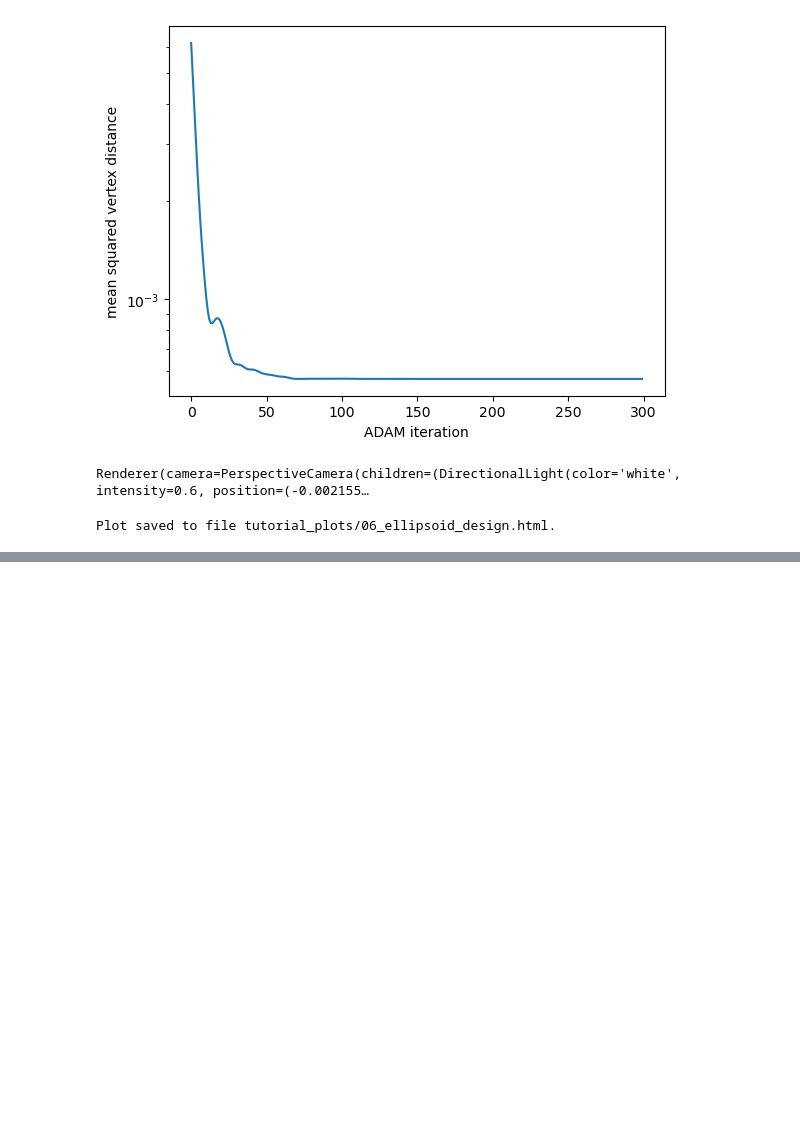
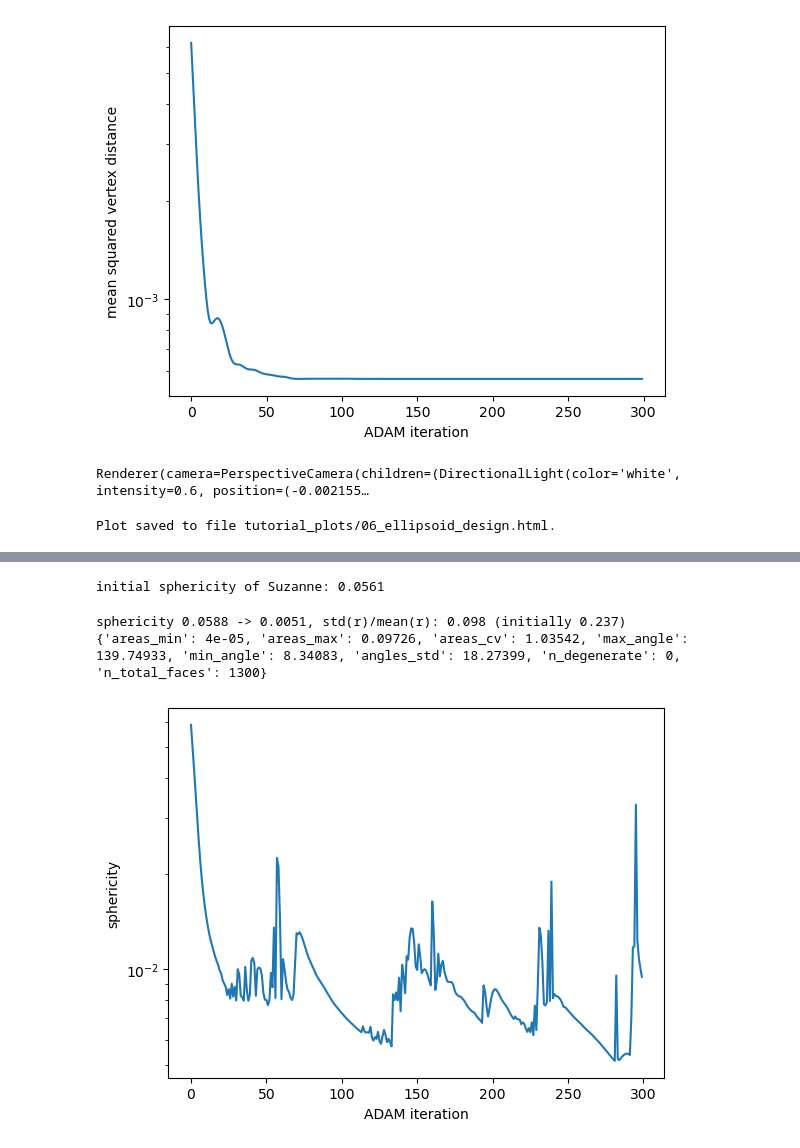
Before and after one commit to nikolas-claussen/triangulax, a Jupyter notebook: nbs/tutorials/06_inverse_problems.ipynb, the cells around one changed output, grey strips where cells are left out. Saved outputs shown, nothing was run; the diff lists cells and outputs as text; code cells hidden in the pictures; blank space fills up the shorter version.

Commit message:
initial experiments with Suzanne inverse design

```diff
--- a/nbs/tutorials/06_inverse_problems.ipynb
+++ b/nbs/tutorials/06_inverse_problems.ipynb
@@ -227,14 +223,15 @@ def get_shell_energy(vertices, args):
 
 solver = optimistix.BFGS(rtol=1e-10, atol=1e-10)
 
-def relax_shell(theta_top, theta_bot, v_init, hemesh, metric_rest, b_rest):
+def relax_shell(theta_top, theta_bot, v_init, hemesh, metric_rest, b_rest,
+                return_stats=False):
     """Minimize the shell energy for a given nematic pattern (differentiable)."""
     metric_ref, b_ref = get_bilayer_metric_and_curvature(theta_top, theta_bot, lam,
                                                          metric_rest, b_rest, thickness)
     sol = optimistix.minimise(get_shell_energy, solver, v_init,
                               (hemesh, metric_ref, b_ref, thickness),
                               max_steps=4000, throw=False)
-    return sol.value
+    return (sol.value, sol.stats["num_steps"]) if return_stats else sol.value
 # %%
 # at lam = 1 (no actuation), the sphere is the exact rest state
 metric_ref, b_ref = get_bilayer_metric_and_curvature(jnp.zeros(hemesh.n_faces),
@@ -336,12 +341,10 @@ def make_loss(v_target, v_init, hemesh, metric_rest, b_rest, reg=0.0):
 # check the gradient through the energy minimization against finite differences
 loss = make_loss(v_teacher, v0, hemesh, metric_rest, b_rest)
 params = (jnp.zeros(hemesh.n_faces), jnp.zeros(hemesh.n_faces))
-(L, fit), grads = jax.value_and_grad(loss, has_aux=True)(params)
-
-v_recovered_initial = relax_shell(*params, v0, hemesh, metric_rest, b_rest)
+(L, (fit, v_recovered_initial, _)), grads = jax.value_and_grad(loss, has_aux=True)(params, v0)
 
 eps = 1e-5
-L_pert, _ = loss((params[0].at[3].add(eps), params[1]))
+L_pert, _ = loss((params[0].at[3].add(eps), params[1]), v0)
 fd = (L_pert - L) / eps
 print(f"autodiff {grads[0][3]:.6e} vs finite difference {fd:.6e}")
 assert np.isclose(grads[0][3], fd, rtol=0.05)
@@ -356,7 +359,7 @@ optimizer = optax.adam(learning_rate=0.1)
 opt_state = optimizer.init(params)
 history = []
 for k in range(200):
-    (L, fit), grads = value_and_grad(params)
+    (L, (fit, _, _)), grads = value_and_grad(params, v0)
     updates, opt_state = optimizer.update(grads, opt_state)
     params = optax.apply_updates(params, updates)
     history.append(fit)
@@ -415,7 +420,7 @@ optimizer = optax.adam(learning_rate=0.1)
 opt_state = optimizer.init(params)
 history = []
 for k in range(300):
-    (L, fit), grads = value_and_grad(params)
+    (L, (fit, _, _)), grads = value_and_grad(params, v0)
     updates, opt_state = optimizer.update(grads, opt_state)
     params = optax.apply_updates(params, updates)
     history.append(fit)
@@ -512,0 +624,65 @@ IFrame(src="tutorial_plots/06_ellipsoid_design_fine.html", width="100%", height=
+# %%
+lam_suz, thickness_suz = 1.2, 0.1
+solver_suz = optimistix.BFGS(rtol=1e-9, atol=1e-9)
+
+
+def relax_suzanne(params, v_init):
+    metric_ref, b_ref = get_bilayer_metric_and_curvature(params[0], params[1], lam_suz,
+                                                         metric_rest_suz, b_rest_suz,
+                                                         thickness_suz)
+    sol = optimistix.minimise(get_shell_energy, solver_suz, v_init,
+                              (hemesh_suz, metric_ref, b_ref, thickness_suz),
+                              max_steps=6000, throw=False)
+    return sol.value
+
+
+def sphericity(v):
+    """Relative radius variance about the center of mass: 0 iff v lies on a sphere."""
+    r = jnp.linalg.norm(v - v.mean(axis=0), axis=-1)
+    return jnp.mean((r / r.mean() - 1.0) ** 2)
+
+
+e1_suz, e2_suz = geom.get_face_tangent_basis(v0_suz, hemesh_suz)
+f1_suz, f2_suz = hemesh_suz.heface, hemesh_suz.heface[hemesh_suz.twin]
+
+def smoothness_suz(theta):
+    d = jnp.cos(theta)[:, None] * e1_suz + jnp.sin(theta)[:, None] * e2_suz
+    Q = d[:, :, None] * d[:, None, :] - jnp.eye(3) / 2
+    return ((Q[f1_suz] - Q[f2_suz]) ** 2).sum(axis=(-1, -2)).mean()
+
+
+def loss_suzanne(params, v_init, reg=1e-3):
+    v_star = relax_suzanne(params, v_init)
+    fit = sphericity(v_star)
+    return fit + reg * (smoothness_suz(params[0]) + smoothness_suz(params[1])), fit
+
+print(f"initial sphericity of Suzanne: {sphericity(v0_suz):.4f}")
+# %% [output]
+initial sphericity of Suzanne: 0.0561
+# %%
+value_and_grad = jax.jit(jax.value_and_grad(loss_suzanne, has_aux=True))
+
+params = (jnp.zeros(hemesh_suz.n_faces), jnp.zeros(hemesh_suz.n_faces))
+optimizer = optax.adam(learning_rate=0.1)
+opt_state = optimizer.init(params)
+history_suz, best_fit, best_params = [], jnp.inf, params
+for k in range(300):
+    (L, fit), grads = value_and_grad(params, v0_suz)
+    updates, opt_state = optimizer.update(grads, opt_state)
+    params = optax.apply_updates(params, updates)
+    history_suz.append(fit)
+    if fit < best_fit:
+        best_fit, best_params = fit, params
+
+v_sphered = relax_suzanne(best_params, v0_suz)
+r = jnp.linalg.norm(v_sphered - v_sphered.mean(axis=0), axis=-1)
+print(f"sphericity {history_suz[0]:.4f} -> {best_fit:.4f}, "
+      f"std(r)/mean(r): {r.std()/r.mean():.3f} (initially 0.237)")
+print(algo.get_mesh_quality_stats(v_sphered, hemesh_suz))
+
+plt.semilogy(history_suz)
+plt.xlabel("ADAM iteration"); plt.ylabel("sphericity");
+# %% [output]
+sphericity 0.0588 -> 0.0051, std(r)/mean(r): 0.098 (initially 0.237)
+{'areas_min': 4e-05, 'areas_max': 0.09726, 'areas_cv': 1.03542, 'max_angle': 139.74933, 'min_angle': 8.34083, 'angles_std': 18.27399, 'n_degenerate': 0, 'n_total_faces': 1300}
+[figure, added]
```
Also changed, not shown: parts of 20 cells of this notebook, 11 other files.
